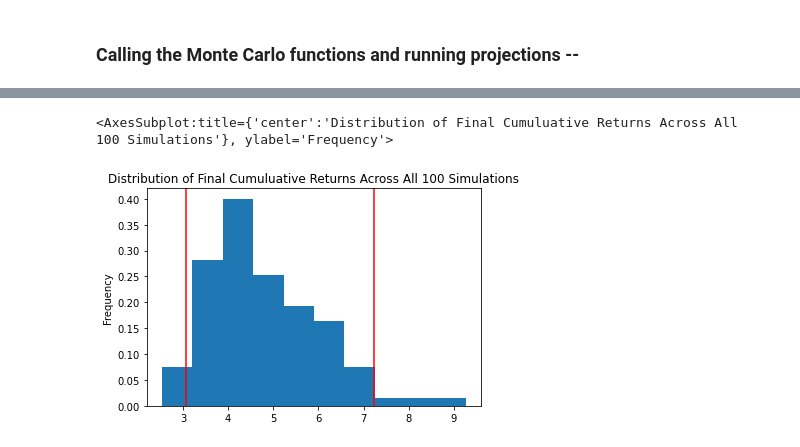
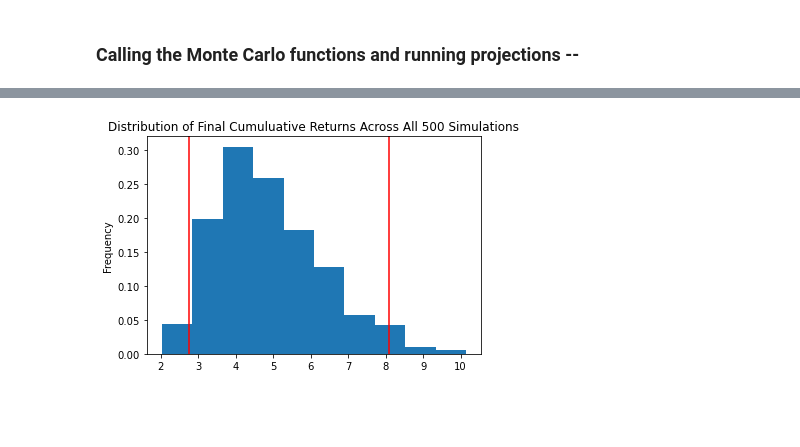
Before and after one commit to odhissm/portfolio_management, a Jupyter notebook: portfolio_analyzer/project_initial.ipynb, the cells around one changed output, grey strips where cells are left out. Drawn from its saved outputs; the diff is of its cells as text; code cells hidden in the pictures; blank space fills up the shorter version.

Commit message:
Streamlined notebook to round out our risk, return and projection calculations for the initial script.

```diff
--- a/portfolio_analyzer/project_initial.ipynb
+++ b/portfolio_analyzer/project_initial.ipynb
@@ -81,11 +47,12 @@ dtype: int64
 **To be done for project -- we need to find a solution for null values in our holdings dataframe as it could change and we do not necessarily want to have to dig in and figure out which value is null and what belongs there... possibly create an if/then statement for null values and how to handle them i.e. alert the user of the null value and provide options for  how to handle it.  For the purposes of our MVP, we are going to drop rows with null values since the recurring null value is for a ticker with very little impact on the portfolio.  For future consideration would be a more elegant way to handle null values, but for now we will simply drop them.  NOTE:  this will cause our weights to not equal 100, thus we must rebalance the weights so we can run our calculations.
 # %%
 # For our purposes we want to focus on the 'ticker','weight', and 'company' columns of the dataframe.  This will allow us to perform historical research with the Alpaca API as well as plot the weights of the portfolio stocks.
-filtered_df = holdings_df[['ticker', 'weight', 'company']]
-display(filtered_df.head())
+initial_filtered_df = initial_holdings_df[['ticker', 'weight', 'company']]
+display(initial_filtered_df.head())
 
 # Note that for our Monte Carlo simulations, we will need to divide the weights column by 100 since the sum of weights for the simulation needs to be 1, and the dataframe is configured for the sum to be 100.
 
-filtered_df.hvplot.bar(x='ticker', y = 'weight', hover_color = 'red', hover_cols = ['ticker', 'weight', 'company'],rot=90, title = 'Stock tickers and their corresponding weights in the portfolio')
+initial_filtered_bar = filtered_df.hvplot.bar(x='ticker', y = 'weight', hover_color = 'red', hover_cols = ['ticker', 'weight', 'company'],rot=90, title = 'Stock tickers and their corresponding weights in the portfolio')
+initial_filtered_pie = plt.pie(x = filtered_df.weight, labels = filtered_df.ticker,rotatelabels=True)
 # %% [output]
 |  | ticker | weight | company |
@@ -127,11 +91,21 @@ display(portfolio_df.head())
 **Below we create functions for the monte carlo simulations... these will probably need to be separated into a separate module.
 # %%
 # In order to use the weights from the portfolio dataframe in our Monte Carlo simulations, we will need to divide them by 100.
-# display(holdings_df.weight)
+# Initially we use the weights we received from our API call to retrieve ARKK's holdings --
+# the user will be allowed to change these and we will update them for calcuations
+# display(initial_holdings_df.weight)
 # Dividing the weights by 100
-mc_weights = list(holdings_df.weight / 100)
-# display(mc_weights)
+initial_mc_weights = list(initial_holdings_df.weight / 100)
+# display(initial_mc_weights)
+num_simulations = 500
+num_trading_days = 252*3
 
-# Creating initial MC Simulation DataFrame
-arkk_sim_input = mcf.configure_monte_carlo(portfolio_df, mc_weights, 100, 252*3)
-arkk_sim_input.portfolio_data.tail()
+# Creating initial MC Simulation DataFrames
+# For ARKK ETF stocks (before updating)
+portfolio_initial_sim_input = mcf.configure_monte_carlo(initial_portfolio_df, initial_mc_weights, num_simulations, num_trading_days)
+
+# For QQQ ETF (for comparison purposes)
+qqq_sim_input = mcf.configure_monte_carlo(qqq_df, [1], num_simulations, num_trading_days)
+
+# For the ARKK ETF
+arkk_sim_input = mcf.configure_monte_carlo(arkk_df, [1], num_simulations, num_trading_days)
@@ -192,8 +190,13 @@ display(portfolio_cum_plot)
 # %% [markdown]
 ### Calling the Monte Carlo functions and running projections --
 # %%
-# Run the simulation
-mcf.run_monte_carlo(arkk_sim_input)
+# Run the simulations:
+# Initially ARKK simulation data will consist of the initial holdings of the ETF --
+# future simulations will be variable depending on how the user wants to manipulate the portfolio)
+arkk_intial_sim_returns = mcf.run_monte_carlo(portfolio_initial_sim_input)
+qqq_sim_returns = mcf.run_monte_carlo(qqq_sim_input)
+arkk_intial_sim_returns.head()
+qqq_sim_returns.head()
 # %% [output]
 Running Monte Carlo simulation number 0.
 Running Monte Carlo simulation number 10.
@@ -225,7 +234,8 @@ mcf.plot_simulation_outcomes(arkk_sim_input)
 [interactive output not drawn]
 # %%
 # Plotting distribrution and confidence intervals from Monte Carlo Simulation
-mcf.plot_distribution(arkk_sim_input)
+# This is the plot for the simulations using the individual stocks within ARKK and can be manipulated...
+# this plot will be variable whereas the 'ARKK' and 'QQQ' PLOT
+arkk_intial_distribution_plot = mcf.plot_distribution(portfolio_initial_sim_input)
 # %% [output]
-<AxesSubplot:title={'center':'Distribution of Final Cumuluative Returns Across All 100 Simulations'}, ylabel='Frequency'>
-[figure, old version]
+[figure, new version]
```
Also changed, not shown: parts of 15 cells of this notebook, 3 other files.
